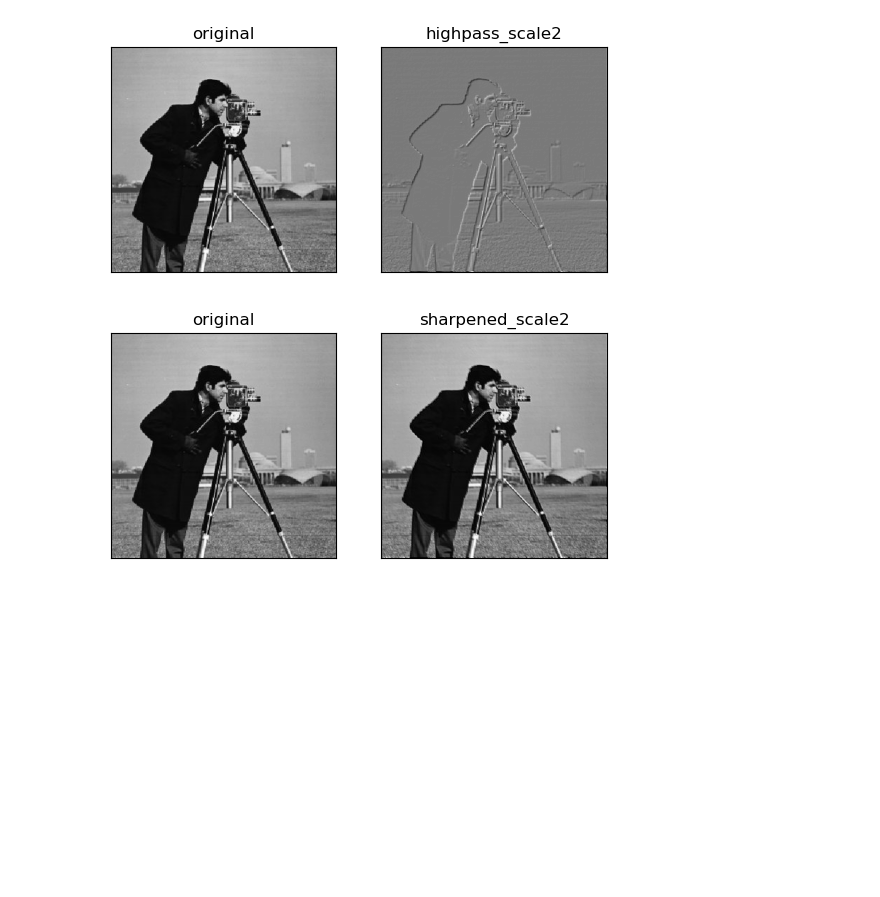
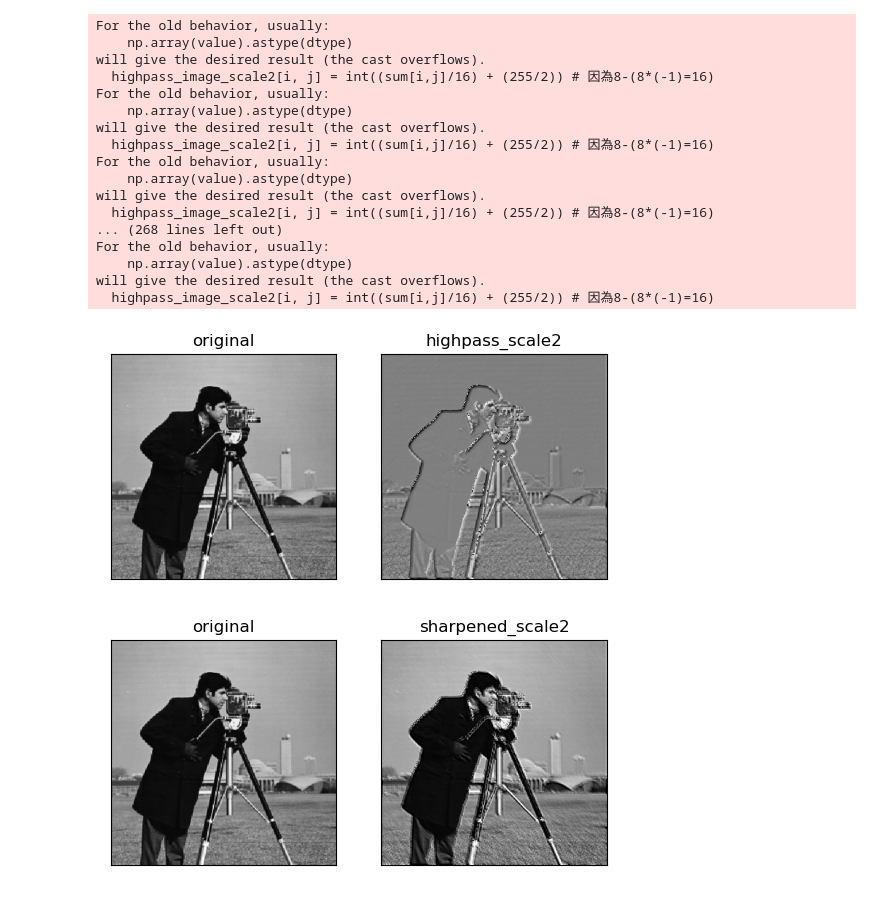
Before and after one commit to Alice921124/hw6, a Jupyter notebook: filtering_1.ipynb, the cells around one changed output. Saved outputs shown, nothing was run; the diff lists cells and outputs as text; code cells hidden in the pictures; blank space fills up the shorter version.

```diff
--- a/filtering_1.ipynb
+++ b/filtering_1.ipynb
@@ -23,37 +23,56 @@ kernel_4 = np.array([[2, 1, 0],
 # %%
 #scale2: 將 -255x16~255x16 scale 至 0~255之間, 做法: 將值除以16再加255/2
 import cv2
 import matplotlib.pyplot as plt
 
 image = cv2.imread('cameraman.jpg', 0)
 
 highpass_image_scale2 = image.copy()
 height, width = image.shape
-a = 1 #neighsor_vertical_distance
-b = 1 #neighsor_horizontal_distance
+a = 2 #neighsor_vertical_distance
+b = 2 #neighsor_horizontal_distance
 sum = np.zeros( (height, width), dtype=np.int32 )
 
-kernel_1 = np.array([[-1.0, -1.0, -1.0],
-                       [-1.0, 8.0, -1.0],
-                       [-1.0, -1.0, -1.0]])
+kernel_3 = np.array([[0,  0,  -1, 0,  0],
+                       [0,  -1, -2, -1, 0],
+                       [-1, -2, 16, -2, -1],
+                       [0,  -1, -2, -1, 0],
+                       [0,  0,  -1, 0,  0]])
 
 for i in range(a, height - a):
     for j in range(b, width - b):
         for ki in range(-a,a+1):
             for kj in range(-b,b+1):
-                sum[i,j] = sum[i,j] + image[i+ki, j+kj]*kernel_1[ki,kj]
+                sum[i,j] = sum[i,j] + image[i+ki, j+kj]*kernel_3[ki,kj]
         highpass_image_scale2[i, j] = int((sum[i,j]/16) + (255/2)) # 因為8-(8*(-1)=16)
 
 images = [image, highpass_image_scale2]
 titles = ["original", 'highpass_scale2']
 for i in range(2):
     plt.subplot(1,2,i+1)
     plt.imshow(images[i],'gray')
     plt.title(titles[i])
     plt.xticks([]),plt.yticks([])
 plt.show()
 # %% [output]
+For the old behavior, usually:
+    np.array(value).astype(dtype)
+will give the desired result (the cast overflows).
+  highpass_image_scale2[i, j] = int((sum[i,j]/16) + (255/2)) # 因為8-(8*(-1)=16)
+For the old behavior, usually:
+    np.array(value).astype(dtype)
+will give the desired result (the cast overflows).
+  highpass_image_scale2[i, j] = int((sum[i,j]/16) + (255/2)) # 因為8-(8*(-1)=16)
+For the old behavior, usually:
+    np.array(value).astype(dtype)
+will give the desired result (the cast overflows).
+  highpass_image_scale2[i, j] = int((sum[i,j]/16) + (255/2)) # 因為8-(8*(-1)=16)
+... (268 lines left out)
+For the old behavior, usually:
+    np.array(value).astype(dtype)
+will give the desired result (the cast overflows).
+  highpass_image_scale2[i, j] = int((sum[i,j]/16) + (255/2)) # 因為8-(8*(-1)=16)
-[figure, old version]
+[figure, new version]
 # %%
 #sharpening_s2 using scaled highpass filtering values scale2 & clipping enhanced_image_scale2 = image.copy()
 
```
